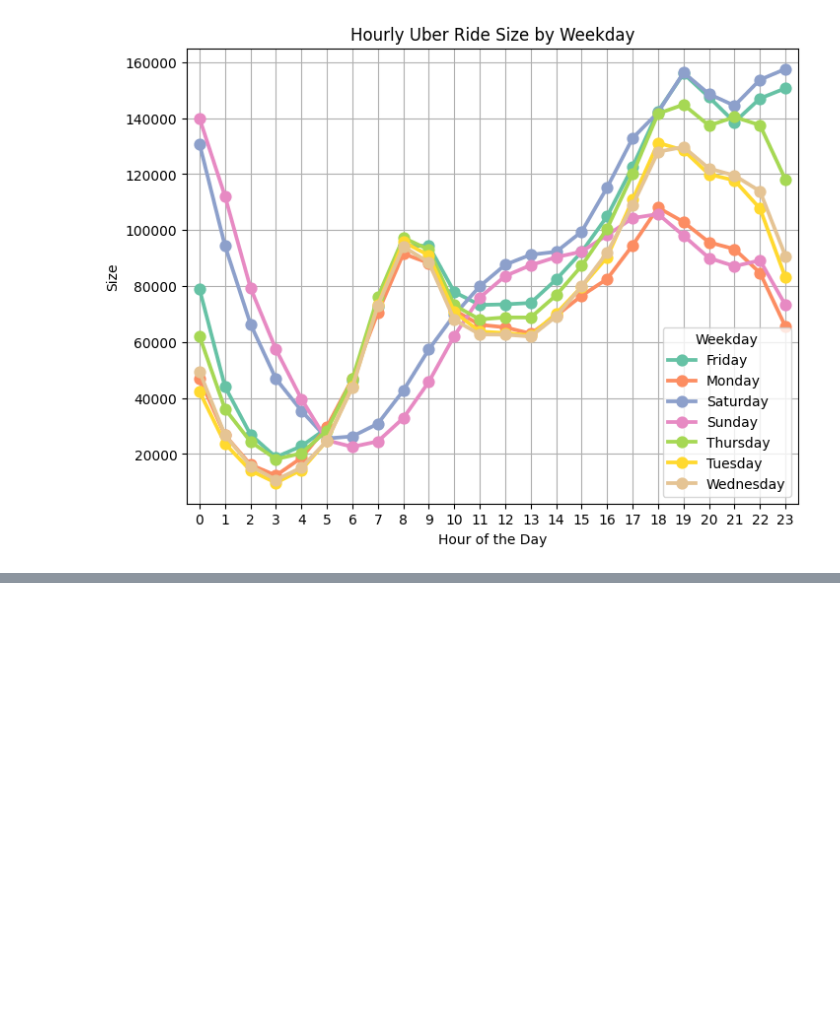
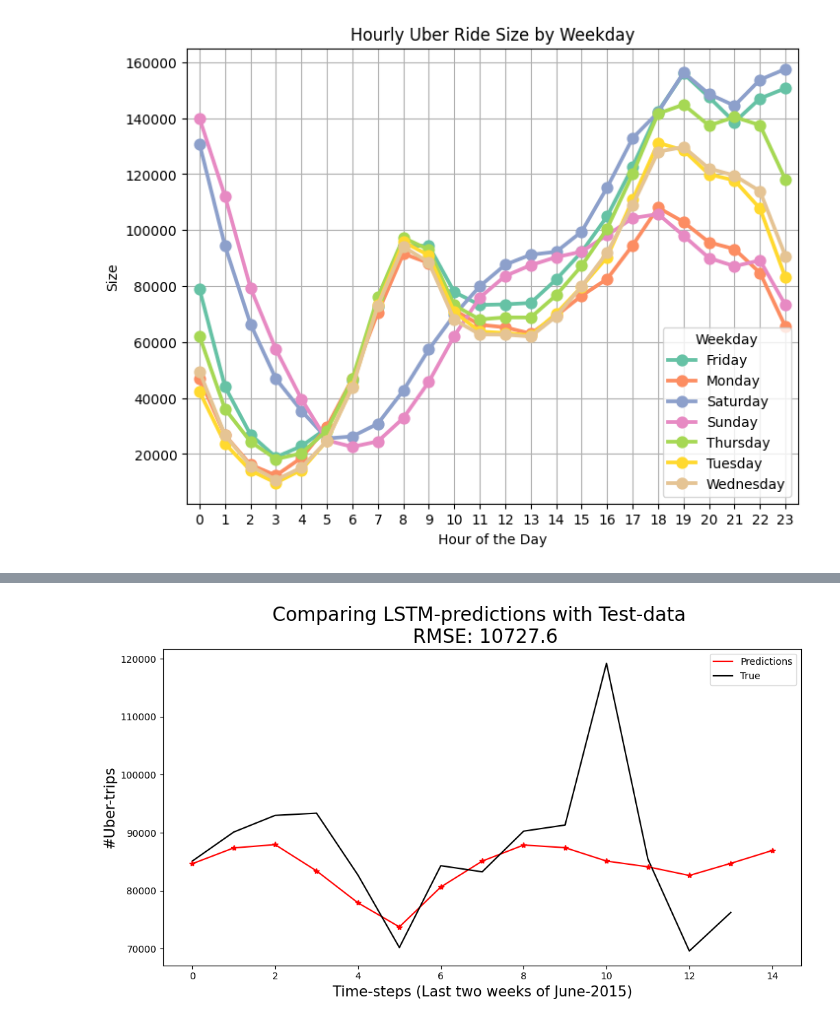
Before and after one commit to JeremyKrick/traffic-trend-predictor, a Jupyter notebook: Final_Project_IOT.ipynb, the cells around one changed output, grey strips where cells are left out. Cells and saved outputs as stored; diff of their text form; code cells hidden in the pictures; blank space fills up the shorter version.

```diff
--- a/Final_Project_IOT.ipynb
+++ b/Final_Project_IOT.ipynb
@@ -213,0 +459,4 @@ plt.show()
+# %%
+adjusted_inputs = adjusted_inputs.reshape(-1,1)
+adjusted_inputs = mms.transform(adjusted_inputs)
+adjusted_inputs[0:10]
@@ -213,0 +474,6 @@ plt.show()
+# %%
+## Create properly structured test set:
+x_test = []
+for rides in range(14,29):
+    x_test.append(adjusted_inputs[rides-14:rides,0])
+print(x_test)
@@ -213,0 +498,4 @@ plt.show()
+# %%
+x_test = np.array(x_test)
+x_test = np.reshape(x_test, newshape = (x_test.shape[0], x_test.shape[1], 1))
+x_test.shape
@@ -213,0 +504,9 @@ plt.show()
+# %%
+## Make prediction for test set and bring values back to original scale
+pred = regressor.predict(x_test)
+pred = mms.inverse_transform(pred)
+
+## Check RMSE on test-set
+residuals = pred[0:-1] - test_jan_june
+rmse = np.sqrt(np.mean(residuals**2))
+rmse
@@ -213,0 +516,16 @@ plt.show()
+# %%
+fig, ax = plt.subplots(figsize = (12,6))
+
+e = [i*0.05 for i in pred]
+ax.plot(pred, color = 'red', label = 'Predictions')
+ax.errorbar(x = range(15), y = pred, fmt = '*', color = 'r')
+ax.plot(test_jan_june, color = 'black', label = 'True')
+
+ax.set_xlabel('Time-steps (Last two weeks of June-2015)', fontsize = 15)
+ax.set_ylabel('#Uber-trips', fontsize = 15)
+ax.set_title('Comparing LSTM-predictions with Test-data \n RMSE: {}'.format(np.round(rmse,2)), fontsize = 20)
+
+ax.legend()
+plt.show()
+# %% [output]
+[figure, added]
```
Also changed, not shown: parts of 29 cells of this notebook.
